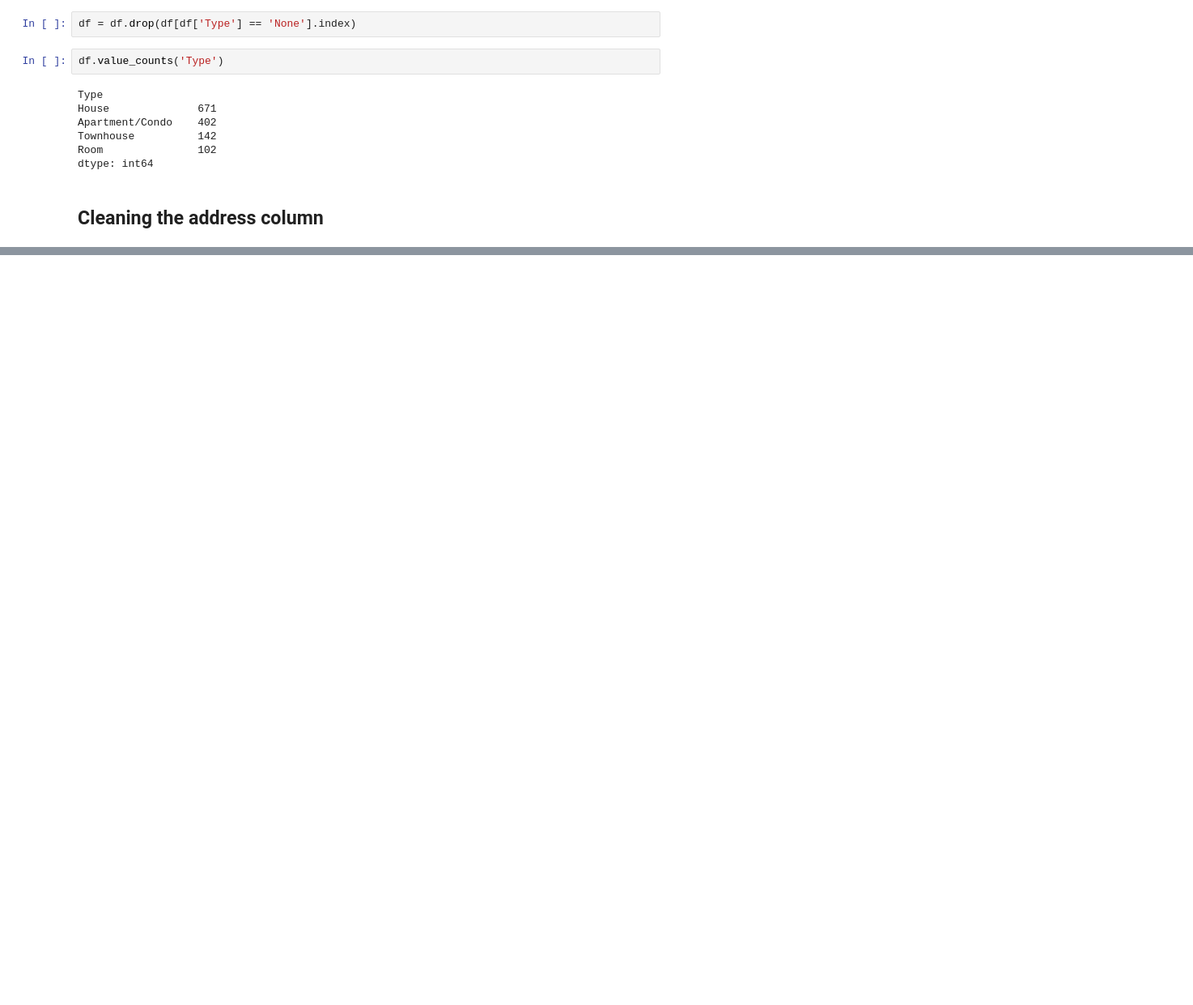
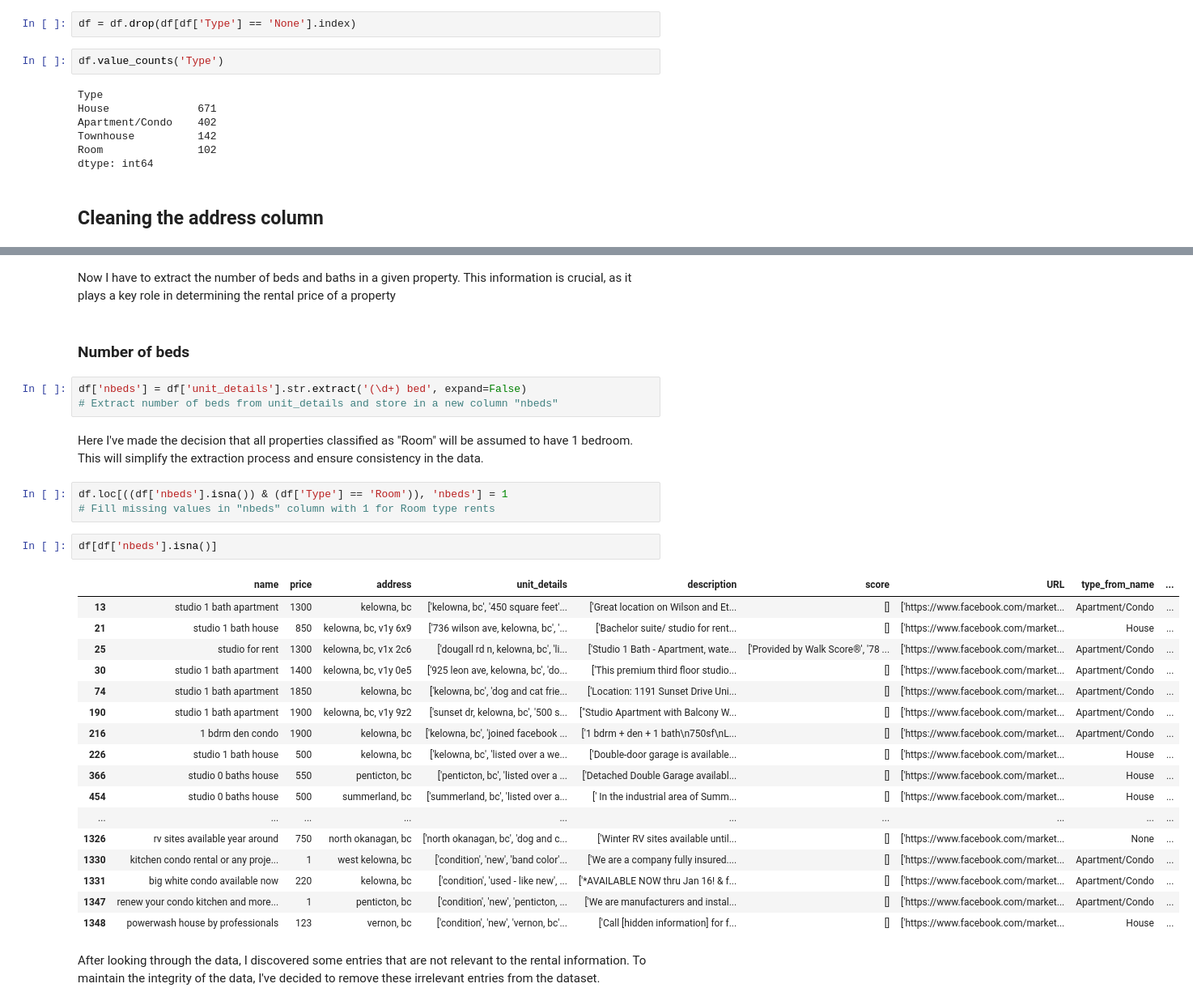
Before and after one commit to aiillen/Kelowna-Rental-Price-Prediction-Using-Machine-Learning-Algorithms, a Jupyter notebook: data/raw/cleaning_data_1.ipynb, the cells around one changed output, grey strips where cells are left out. Shown at 81% size. Cells and saved outputs as stored; diff of their text form; blank space fills up the shorter version.

Commit message:
Extracted number of beds and baths

```diff
--- a/data/raw/cleaning_data_1.ipynb
+++ b/data/raw/cleaning_data_1.ipynb
@@ -319,0 +326,34 @@ df.loc[1348, 'address'] = 'vernon, bc'
+# %% [markdown]
+Now I have to extract the number of beds and baths in a given property. This information is crucial, as it plays a key role in determining the rental price of a property
+# %% [markdown]
+### Number of beds
+# %%
+df['nbeds'] = df['unit_details'].str.extract('(\d+) bed', expand=False)
+# Extract number of beds from unit_details and store in a new column "nbeds"
+# %% [markdown]
+Here I've made the decision that all properties classified as "Room" will be assumed to have 1 bedroom. This will simplify the extraction process and ensure consistency in the data.
+# %%
+df.loc[((df['nbeds'].isna()) & (df['Type'] == 'Room')), 'nbeds'] = 1
+# Fill missing values in "nbeds" column with 1 for Room type rents
+# %%
+df[df['nbeds'].isna()]
+# %% [output]
+|  | name | price | address | unit_details | description | score | URL | type_from_name | ... |
+| 13 | studio 1 bath apartment | 1300 | kelowna, bc | ['kelowna, bc', '450 square feet'... | ['Great location on Wilson and Et... | [] | ['https://www.facebook.com/market... | Apartment/Condo | ... |
+| 21 | studio 1 bath house | 850 | kelowna, bc, v1y 6x9 | ['736 wilson ave, kelowna, bc', '... | ['Bachelor suite/ studio for rent... | [] | ['https://www.facebook.com/market... | House | ... |
+| 25 | studio for rent | 1300 | kelowna, bc, v1x 2c6 | ['dougall rd n, kelowna, bc', 'li... | ['Studio 1 Bath - Apartment, wate... | ['Provided by Walk Score®︎', '78 ... | ['https://www.facebook.com/market... | Apartment/Condo | ... |
+| 30 | studio 1 bath apartment | 1400 | kelowna, bc, v1y 0e5 | ['925 leon ave, kelowna, bc', 'do... | ['This premium third floor studio... | [] | ['https://www.facebook.com/market... | Apartment/Condo | ... |
+| 74 | studio 1 bath apartment | 1850 | kelowna, bc | ['kelowna, bc', 'dog and cat frie... | ['Location: 1191 Sunset Drive Uni... | [] | ['https://www.facebook.com/market... | Apartment/Condo | ... |
+| 190 | studio 1 bath apartment | 1900 | kelowna, bc, v1y 9z2 | ['sunset dr, kelowna, bc', '500 s... | ["Studio Apartment with Balcony W... | [] | ['https://www.facebook.com/market... | Apartment/Condo | ... |
+| 216 | 1 bdrm den condo | 1900 | kelowna, bc | ['kelowna, bc', 'joined facebook ... | ['1 bdrm + den + 1 bath\n750sf\nL... | [] | ['https://www.facebook.com/market... | Apartment/Condo | ... |
+| 226 | studio 1 bath house | 500 | kelowna, bc | ['kelowna, bc', 'listed over a we... | ['Double-door garage is available... | [] | ['https://www.facebook.com/market... | House | ... |
+| 366 | studio 0 baths house | 550 | penticton, bc | ['penticton, bc', 'listed over a ... | ['Detached Double Garage availabl... | [] | ['https://www.facebook.com/market... | House | ... |
+| 454 | studio 0 baths house | 500 | summerland, bc | ['summerland, bc', 'listed over a... | [' In the industrial area of Summ... | [] | ['https://www.facebook.com/market... | House | ... |
+| ... | ... | ... | ... | ... | ... | ... | ... | ... | ... |
+| 1326 | rv sites available year around | 750 | north okanagan, bc | ['north okanagan, bc', 'dog and c... | ['Winter RV sites available until... | [] | ['https://www.facebook.com/market... | None | ... |
+| 1330 | kitchen condo rental or any proje... | 1 | west kelowna, bc | ['condition', 'new', 'band color'... | ['We are a company fully insured.... | [] | ['https://www.facebook.com/market... | Apartment/Condo | ... |
+| 1331 | big white condo available now | 220 | kelowna, bc | ['condition', 'used - like new', ... | ['*AVAILABLE NOW thru Jan 16! & f... | [] | ['https://www.facebook.com/market... | Apartment/Condo | ... |
+| 1347 | renew your condo kitchen and more... | 1 | penticton, bc | ['condition', 'new', 'penticton, ... | ['We are manufacturers and instal... | [] | ['https://www.facebook.com/market... | Apartment/Condo | ... |
+| 1348 | powerwash house by professionals | 123 | vernon, bc | ['condition', 'new', 'vernon, bc'... | ['Call [hidden information] for f... | [] | ['https://www.facebook.com/market... | House | ... |
+# %% [markdown]
+After looking through the data, I discovered some entries that are not relevant to the rental information. To maintain the integrity of the data, I've decided to remove these irrelevant entries from the dataset.
```
Also changed, not shown: parts of 31 cells of this notebook.
